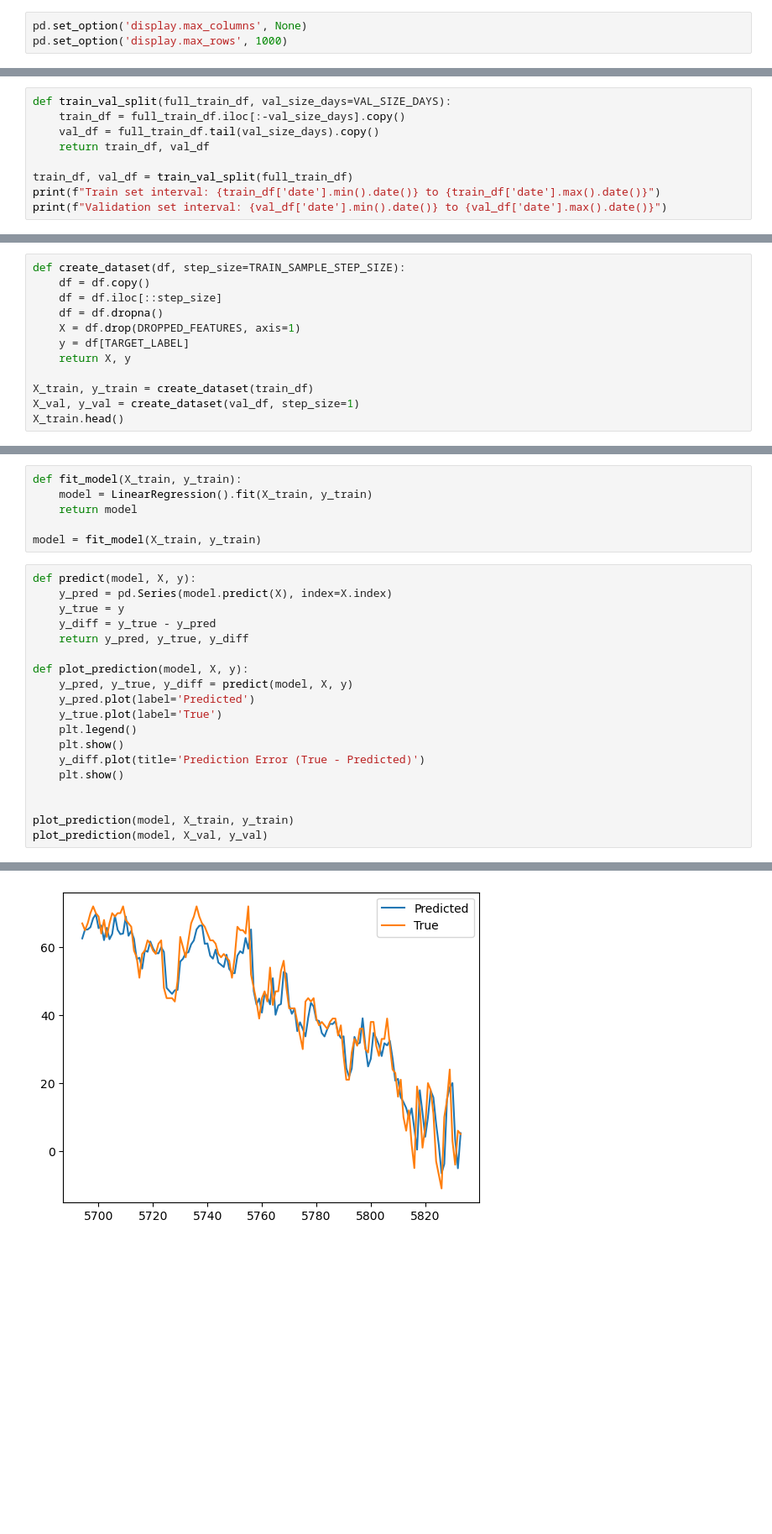
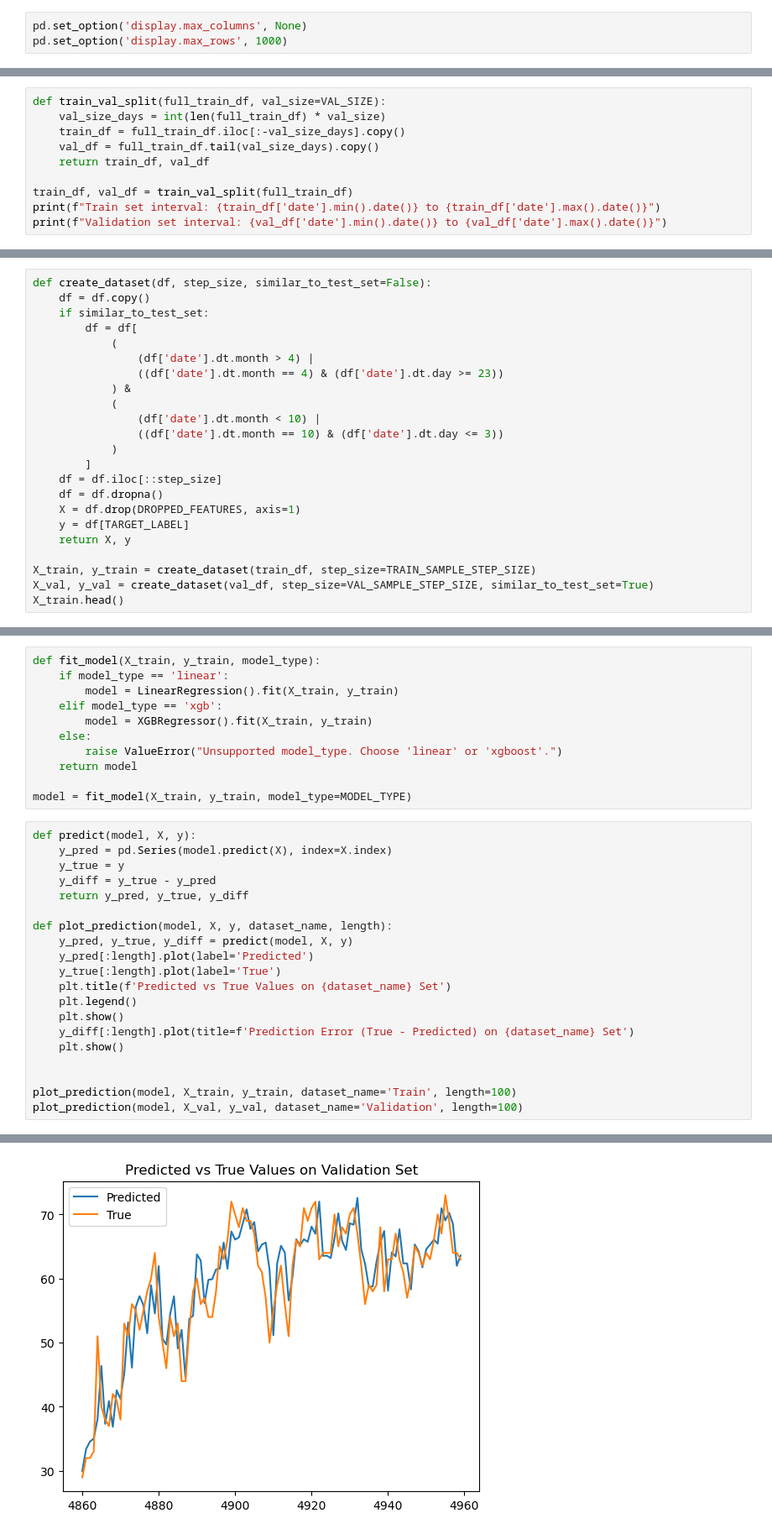
Before and after one commit to Mikael-Lenander/weather-prediction, a Jupyter notebook: predict_ml.ipynb, the cells around one changed output, grey strips where cells are left out. Shown at 84% size. Saved outputs shown, nothing was run; the diff lists cells and outputs as text; blank space fills up the shorter version.

Commit message:
Add XGBoost model

```diff
--- a/weather_prediciton.ipynb
+++ b/predict_ml.ipynb
@@ -349,5 +293,6 @@ full_train_df.head()
 # %%
-def train_val_split(full_train_df, val_size_days=VAL_SIZE_DAYS):
+def train_val_split(full_train_df, val_size=VAL_SIZE):
+    val_size_days = int(len(full_train_df) * val_size)
     train_df = full_train_df.iloc[:-val_size_days].copy()
     val_df = full_train_df.tail(val_size_days).copy()
     return train_df, val_df
@@ -361,13 +306,24 @@ Validation set interval: 2025-08-04 to 2025-12-21
 # %%
-def create_dataset(df, step_size=TRAIN_SAMPLE_STEP_SIZE):
+def create_dataset(df, step_size, similar_to_test_set=False):
     df = df.copy()
+    if similar_to_test_set:
+        df = df[
+            (
+                (df['date'].dt.month > 4) |
+                ((df['date'].dt.month == 4) & (df['date'].dt.day >= 23))
+            ) &
+            (
+                (df['date'].dt.month < 10) |
+                ((df['date'].dt.month == 10) & (df['date'].dt.day <= 3))
+            )
+        ]
     df = df.iloc[::step_size]
     df = df.dropna()
     X = df.drop(DROPPED_FEATURES, axis=1)
     y = df[TARGET_LABEL]
     return X, y
 
-X_train, y_train = create_dataset(train_df)
-X_val, y_val = create_dataset(val_df, step_size=1)
+X_train, y_train = create_dataset(train_df, step_size=TRAIN_SAMPLE_STEP_SIZE)
+X_val, y_val = create_dataset(val_df, step_size=VAL_SAMPLE_STEP_SIZE, similar_to_test_set=True)
 X_train.head()
 # %% [output]
@@ -380,9 +336,14 @@ X_train.head()
 # %%
-def fit_model(X_train, y_train):
-    model = LinearRegression().fit(X_train, y_train)
+def fit_model(X_train, y_train, model_type):
+    if model_type == 'linear':
+        model = LinearRegression().fit(X_train, y_train)
+    elif model_type == 'xgb':
+        model = XGBRegressor().fit(X_train, y_train)
+    else:
+        raise ValueError("Unsupported model_type. Choose 'linear' or 'xgboost'.")
     return model
 
-model = fit_model(X_train, y_train)
+model = fit_model(X_train, y_train, model_type=MODEL_TYPE)
 # %%
 def predict(model, X, y):
     y_pred = pd.Series(model.predict(X), index=X.index)
@@ -390,16 +351,17 @@ def predict(model, X, y):
     y_diff = y_true - y_pred
     return y_pred, y_true, y_diff
 
-def plot_prediction(model, X, y):
+def plot_prediction(model, X, y, dataset_name, length):
     y_pred, y_true, y_diff = predict(model, X, y)
-    y_pred.plot(label='Predicted')
-    y_true.plot(label='True')
+    y_pred[:length].plot(label='Predicted')
+    y_true[:length].plot(label='True')
+    plt.title(f'Predicted vs True Values on {dataset_name} Set')
     plt.legend()
     plt.show()
-    y_diff.plot(title='Prediction Error (True - Predicted)')
+    y_diff[:length].plot(title=f'Prediction Error (True - Predicted) on {dataset_name} Set')
     plt.show()
 
 
-plot_prediction(model, X_train, y_train)
-plot_prediction(model, X_val, y_val)
+plot_prediction(model, X_train, y_train, dataset_name='Train', length=100)
+plot_prediction(model, X_val, y_val, dataset_name='Validation', length=100)
 # %% [output]
@@ -408 +370 @@ plot_prediction(model, X_val, y_val)
-[figure, old version]
+[figure, new version]
```
Also changed, not shown: parts of 25 cells of this notebook, 1 other file.
